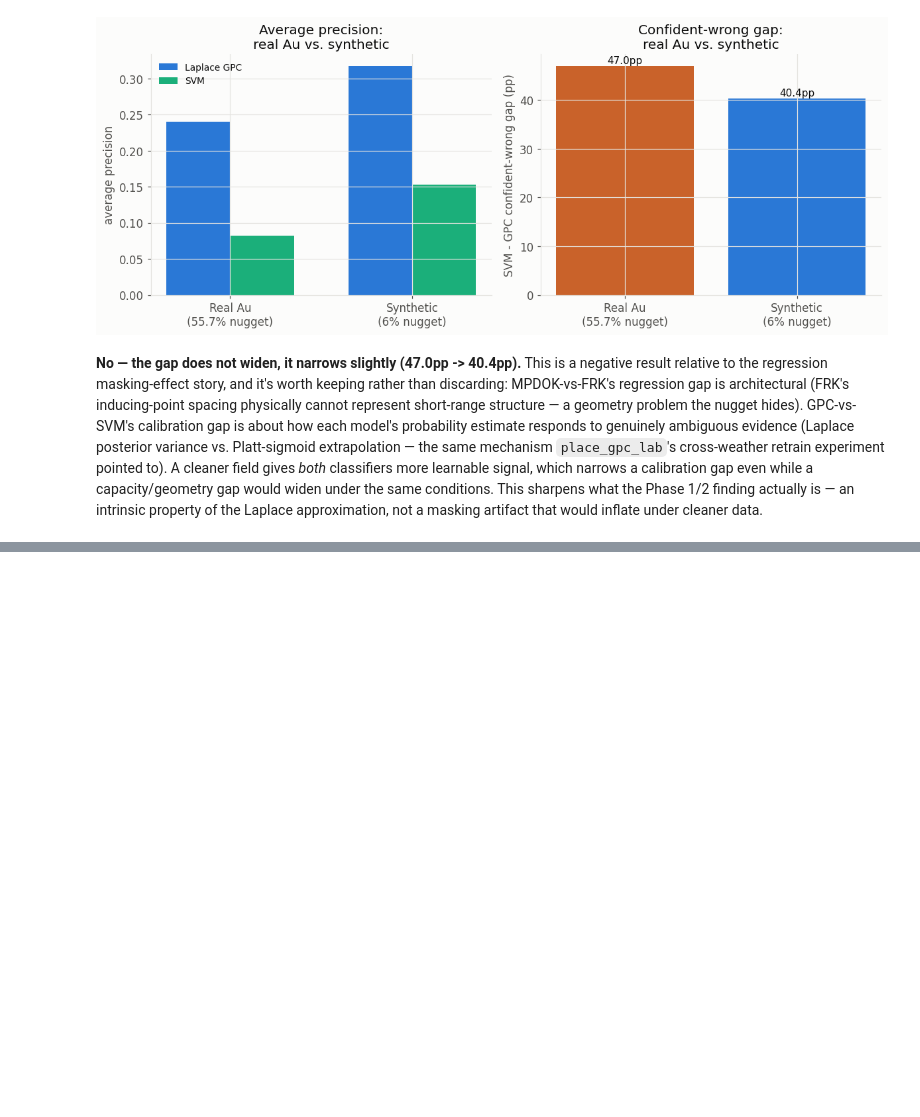
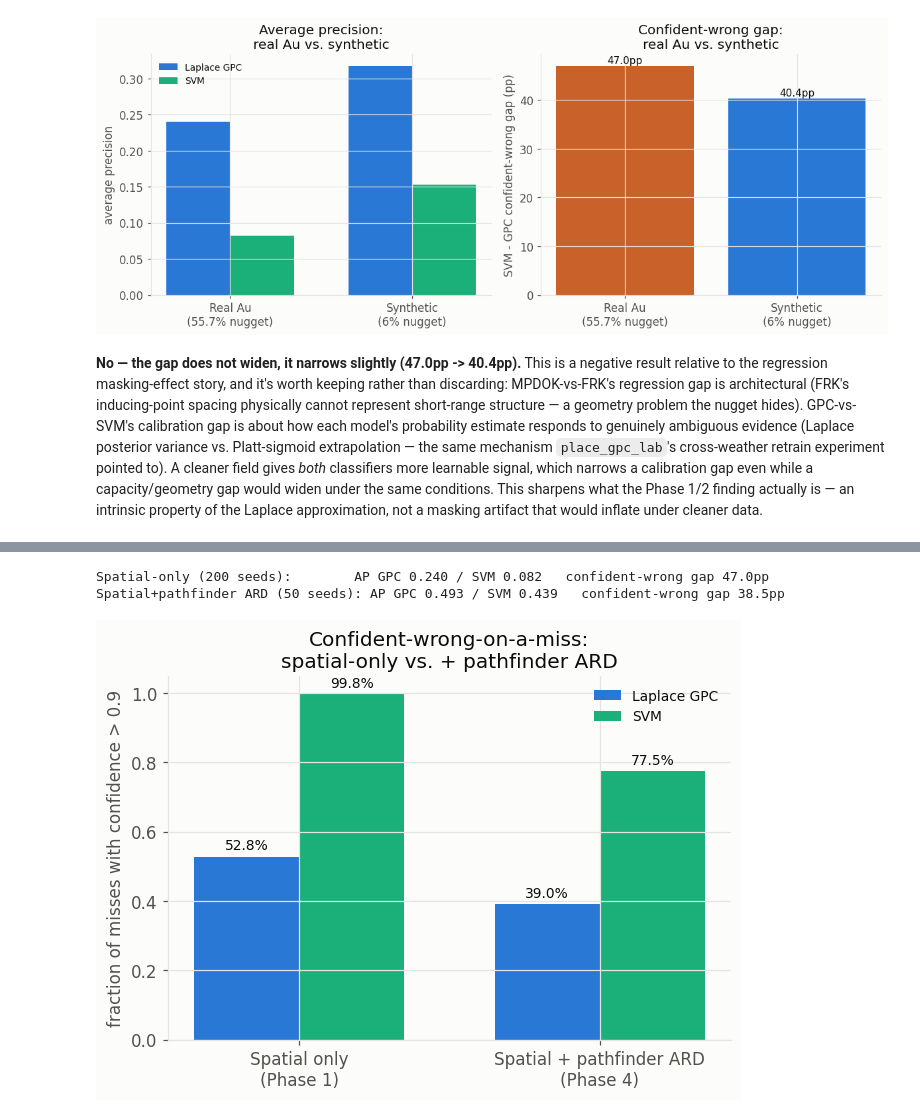
Before and after one commit to frasertajima/gp_engine, a Jupyter notebook: mining_gpc_lab/MINING_GPC_LAB.ipynb, the cells around one changed output, grey strips where cells are left out. Saved outputs shown, nothing was run; the diff lists cells and outputs as text; code cells hidden in the pictures; blank space fills up the shorter version.

```diff
--- a/mining_gpc_lab/MINING_GPC_LAB.ipynb
+++ b/mining_gpc_lab/MINING_GPC_LAB.ipynb
@@ -332,0 +421,36 @@ cleaner data.
+# %%
+runs_a = ard["runs"]
+gpc_ap_a = np.array([r["gpc_ard"]["average_precision"] for r in runs_a])
+svm_ap_a = np.array([r["svm"]["average_precision"] for r in runs_a])
+
+rng = np.random.default_rng(0)
+gpc_point_a, gpc_lo_a, gpc_hi_a, _, _ = pooled_frac("gpc_ard", runs_a, rng)
+svm_point_a, svm_lo_a, svm_hi_a, _, _ = pooled_frac("svm", runs_a, rng)
+
+print(f"Spatial-only ({study["n_seeds"]} seeds):        AP GPC {gpc_ap.mean():.3f} / SVM {svm_ap.mean():.3f}   "
+      f"confident-wrong gap {gap_real:.1f}pp")
+print(f"Spatial+pathfinder ARD ({ard["n_seeds"]} seeds): AP GPC {gpc_ap_a.mean():.3f} / SVM {svm_ap_a.mean():.3f}   "
+      f"confident-wrong gap {100*(svm_point_a - gpc_point_a):.1f}pp")
+
+fig, ax = plt.subplots(figsize=(6, 4.5))
+x = np.arange(2)
+gpc_vals = [gpc_point, gpc_point_a]
+svm_vals = [svm_point, svm_point_a]
+w = 0.35
+ax.bar(x - w/2, gpc_vals, w, color=C_GPC, label="Laplace GPC")
+ax.bar(x + w/2, svm_vals, w, color=C_SVM, label="SVM")
+ax.set_xticks(x); ax.set_xticklabels(["Spatial only\n(Phase 1)", "Spatial + pathfinder ARD\n(Phase 4)"])
+ax.set_ylabel("fraction of misses with confidence > 0.9")
+ax.set_title("Confident-wrong-on-a-miss:\nspatial-only vs. + pathfinder ARD")
+ax.legend(frameon=False, fontsize=9)
+for xi, v in zip(x - w/2, gpc_vals):
+    ax.text(xi, v + 0.02, f"{100*v:.1f}%", ha="center", fontsize=9)
+for xi, v in zip(x + w/2, svm_vals):
+    ax.text(xi, v + 0.02, f"{100*v:.1f}%", ha="center", fontsize=9)
+
+plt.tight_layout()
+plt.show()
+# %% [output]
+Spatial-only (200 seeds):        AP GPC 0.240 / SVM 0.082   confident-wrong gap 47.0pp
+Spatial+pathfinder ARD (50 seeds): AP GPC 0.493 / SVM 0.439   confident-wrong gap 38.5pp
+[figure, added]
```
Also changed, not shown: parts of 9 cells of this notebook, 7 other files.
